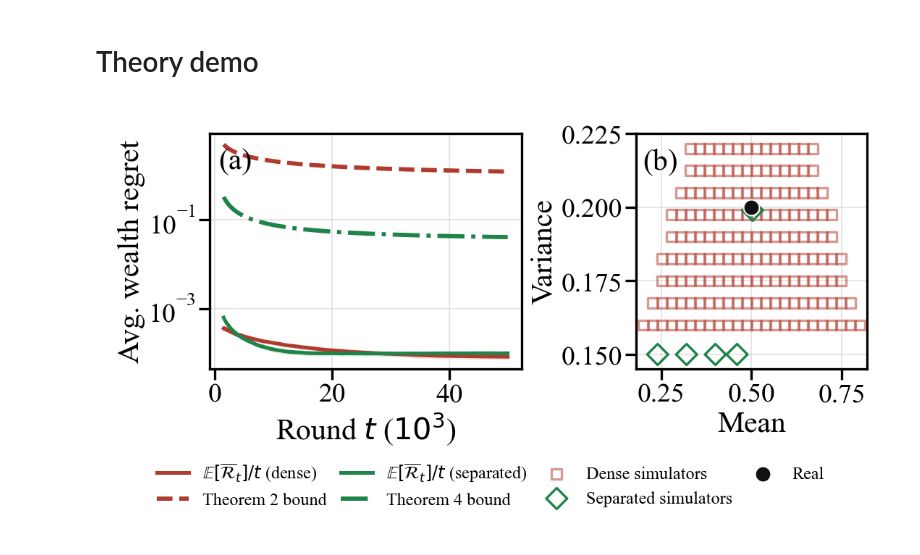
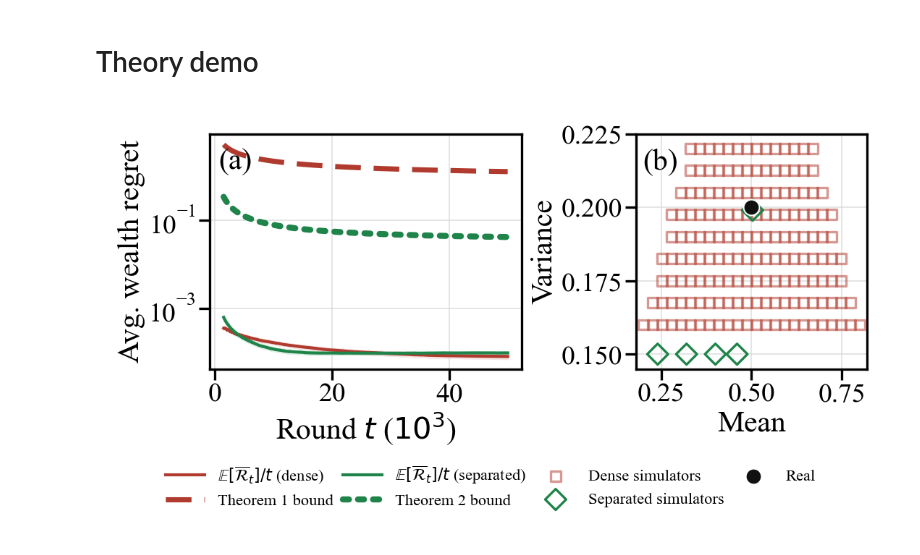
Before and after one commit to ISUSAIL/Bet4Sim2Real-Certificate, a Jupyter notebook: synthetic/theory_demo.ipynb, the cells around one changed output. Drawn from its saved outputs; the diff is of its cells as text; code cells hidden in the pictures.

```diff
--- a/synthetic/theory_demo.ipynb
+++ b/synthetic/theory_demo.ipynb
@@ -114,7 +114,7 @@ def reference_rhos(bank, eta):
     return np.asarray(rhos)
 
 
-def theorem_two_quantities(bank):
+def theorem_one_quantities(bank):
     means, variances = bank_arrays(bank)
     v_min = min(SIGMA2, float(variances.min()))
     v_max = max(SIGMA2, float(variances.max()))
@@ -137,13 +137,13 @@ def theorem_two_quantities(bank):
     }
 
 
-def theorem_two_eta(bank, horizon):
-    q = theorem_two_quantities(bank)
+def theorem_one_eta(bank, horizon):
+    q = theorem_one_quantities(bank)
     return np.sqrt(8.0 * np.log(len(bank)) / (horizon * q["b_score"] ** 2))
 
 
-def theorem_two_bound(bank, times, eta):
-    q = theorem_two_quantities(bank)
+def theorem_one_bound(bank, times, eta):
+    q = theorem_one_quantities(bank)
     return q["c_stab"] * np.sqrt(
         q["c_mom"]
         * (
@@ -154,9 +154,9 @@ def theorem_two_bound(bank, times, eta):
     )
 
 
-def theorem_four_bound(bank, reference, rho, times):
+def theorem_two_bound(bank, reference, rho, times):
     means, variances = bank_arrays(bank)
-    q = theorem_two_quantities(bank)
+    q = theorem_one_quantities(bank)
     h_m = abs(means[reference] - MU_STAR)
     h_v = abs(variances[reference] - SIGMA2)
     d_m = float(np.max(np.abs(means - means[reference])))
@@ -170,17 +170,17 @@ def theorem_four_bound(bank, reference, rho, times):
 
 
 ETA_BY_BANK = {
-    "Dense bank": theorem_two_eta(DENSE_BANK, T_MAX),
+    "Dense bank": theorem_one_eta(DENSE_BANK, T_MAX),
     "Separated bank": 0.80,
 }
 
-THEOREM_2_BOUND = theorem_two_bound(
+THEOREM_1_BOUND = theorem_one_bound(
     DENSE_BANK, TIMES, ETA_BY_BANK["Dense bank"]
 )
 separated_rhos = reference_rhos(SEPARATED_BANK, ETA_BY_BANK["Separated bank"])
 separated_reference = int(np.argmin(separated_rhos))
 assert separated_rhos[separated_reference] < 1.0
-THEOREM_4_BOUND = theorem_four_bound(
+THEOREM_2_BOUND = theorem_two_bound(
     SEPARATED_BANK,
     separated_reference,
     float(separated_rhos[separated_reference]),
@@ -304,7 +304,7 @@ for bank_name in BANKS:
         plot_times,
         np.maximum(mean, plot_floor),
         color=bank_colors[bank_name],
-        linewidth=1.2,
+        linewidth=1.0,
     )
     ax.fill_between(
         plot_times,
@@ -314,19 +314,20 @@ for bank_name in BANKS:
         alpha=0.12,
     )
 
+theorem_one_handle, = ax.plot(
+    plot_times,
+    THEOREM_1_BOUND[plot_mask],
+    color=bank_colors["Dense bank"],
+    linewidth=1.7,
+    linestyle=(0, (5.0, 2.5)),
+)
 theorem_two_handle, = ax.plot(
     plot_times,
     THEOREM_2_BOUND[plot_mask],
-    color=bank_colors["Dense bank"],
-    linewidth=1.4,
-    linestyle="--",
-)
-theorem_four_handle, = ax.plot(
-    plot_times,
-    THEOREM_4_BOUND[plot_mask],
     color=bank_colors["Separated bank"],
-    linewidth=1.4,
-    linestyle="-.",
+    linewidth=2.0,
+    linestyle=(0, (1.0, 1.5)),
+    dash_capstyle="round",
 )
 ax.set_xlabel(r"Round $t$ ($10^3$)", labelpad=1)
 ax.set_ylabel("Avg. wealth regret", labelpad=1)
@@ -366,38 +367,38 @@ ax.set_xlabel("Mean", labelpad=1)
 ax.set_ylabel("Variance", labelpad=1)
 ax.set_xlim(0.18, 0.82)
 ax.set_ylim(0.145, 0.225)
 ax.grid(True, color="#d7d7d7", linewidth=0.4, alpha=0.75)
 ax.tick_params(axis="both", pad=1)
 ax.text(0.03, 0.94, "(b)", transform=ax.transAxes, ha="left", va="top")
 
 fig.legend(
     [
         regret_handles["Dense bank"],
+        theorem_one_handle,
+        regret_handles["Separated bank"],
         theorem_two_handle,
-        regret_handles["Separated bank"],
-        theorem_four_handle,
         *geometry_handles,
         real_handle,
     ],
     [
         r"$\mathbb{E}[\overline{\mathcal{R}}_t]/t$ (dense)",
+        "Theorem 1 bound",
+        r"$\mathbb{E}[\overline{\mathcal{R}}_t]/t$ (separated)",
         "Theorem 2 bound",
-        r"$\mathbb{E}[\overline{\mathcal{R}}_t]/t$ (separated)",
-        "Theorem 4 bound",
         "Dense simulators",
         "Separated simulators",
         "Real",
     ],
     loc="lower center",
     ncol=4,
     frameon=False,
-    fontsize=5.8,
+    fontsize=5.4,
     bbox_to_anchor=(0.5, 0.025),
-    handlelength=1.8,
-    columnspacing=0.8,
+    handlelength=2.4,
+    columnspacing=0.6,
 )
 fig.subplots_adjust(left=0.13, right=0.995, bottom=0.40, top=0.97, wspace=0.42)
 fig.savefig(DATA_DIR / "theory_demo.png", dpi=300)
 plt.show()
 # %% [output]
-[figure, old version]
+[figure, new version]
```
Also changed, not shown: 1 other file.
